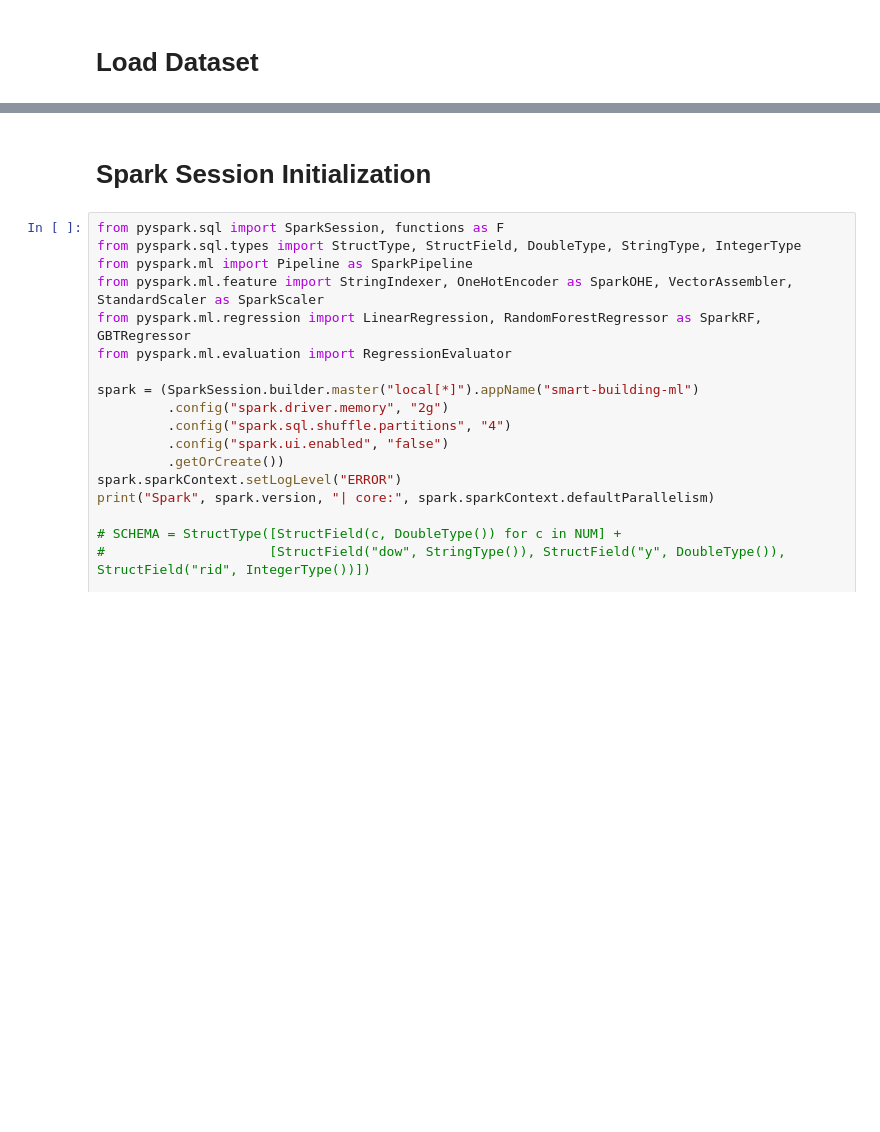
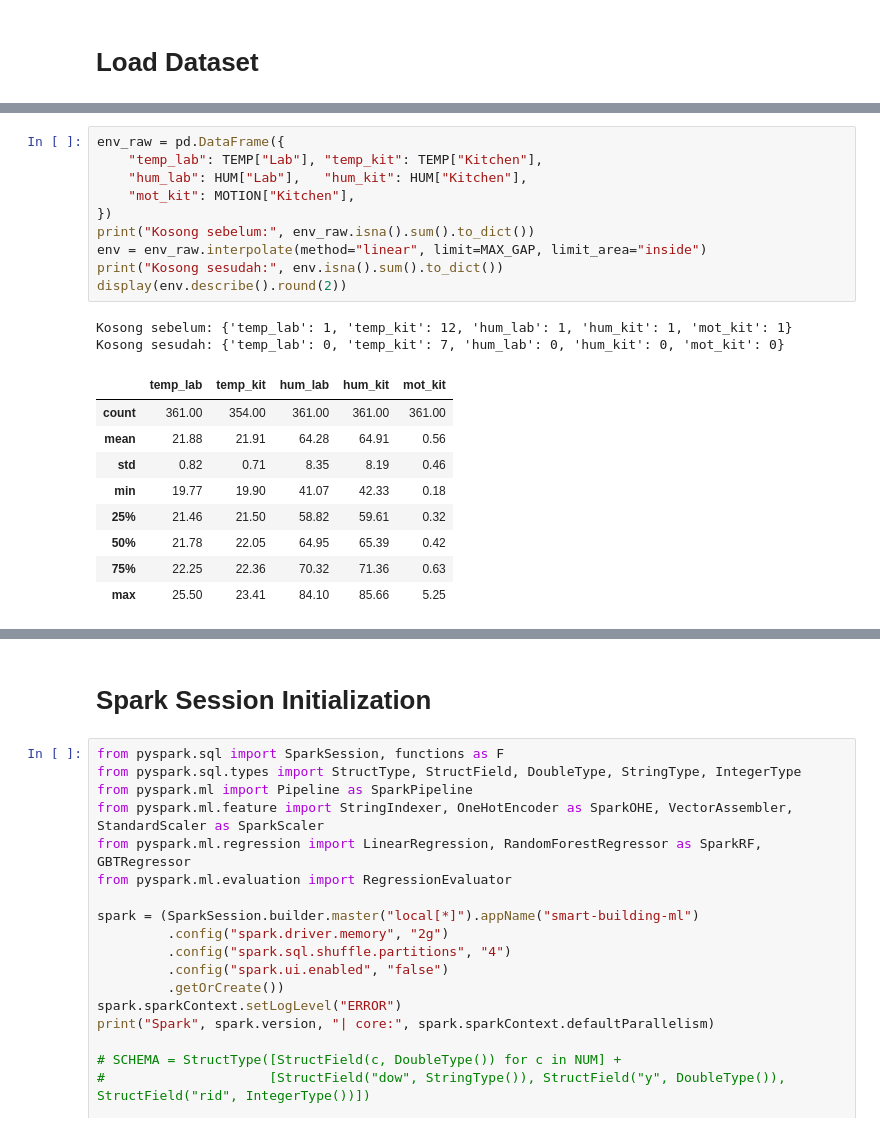
Before and after one commit to axelkrnwn/tes, a Jupyter notebook: code.ipynb, the cells around one changed output, grey strips where cells are left out. Saved outputs shown, nothing was run; the diff lists cells and outputs as text; blank space fills up the shorter version.

```diff
--- a/code.ipynb
+++ b/code.ipynb
@@ -22,0 +145,22 @@ hello world
+# %%
+env_raw = pd.DataFrame({
+    "temp_lab": TEMP["Lab"], "temp_kit": TEMP["Kitchen"],
+    "hum_lab": HUM["Lab"],   "hum_kit": HUM["Kitchen"],
+    "mot_kit": MOTION["Kitchen"],
+})
+print("Kosong sebelum:", env_raw.isna().sum().to_dict())
+env = env_raw.interpolate(method="linear", limit=MAX_GAP, limit_area="inside")
+print("Kosong sesudah:", env.isna().sum().to_dict())
+display(env.describe().round(2))
+# %% [output]
+Kosong sebelum: {'temp_lab': 1, 'temp_kit': 12, 'hum_lab': 1, 'hum_kit': 1, 'mot_kit': 1}
+Kosong sesudah: {'temp_lab': 0, 'temp_kit': 7, 'hum_lab': 0, 'hum_kit': 0, 'mot_kit': 0}
+|  | temp_lab | temp_kit | hum_lab | hum_kit | mot_kit |
+| count | 361.00 | 354.00 | 361.00 | 361.00 | 361.00 |
+| mean | 21.88 | 21.91 | 64.28 | 64.91 | 0.56 |
+| std | 0.82 | 0.71 | 8.35 | 8.19 | 0.46 |
+| min | 19.77 | 19.90 | 41.07 | 42.33 | 0.18 |
+| 25% | 21.46 | 21.50 | 58.82 | 59.61 | 0.32 |
+| 50% | 21.78 | 22.05 | 64.95 | 65.39 | 0.42 |
+| 75% | 22.25 | 22.36 | 70.32 | 71.36 | 0.63 |
+| max | 25.50 | 23.41 | 84.10 | 85.66 | 5.25 |
```
Also changed, not shown: parts of 10 cells of this notebook.
